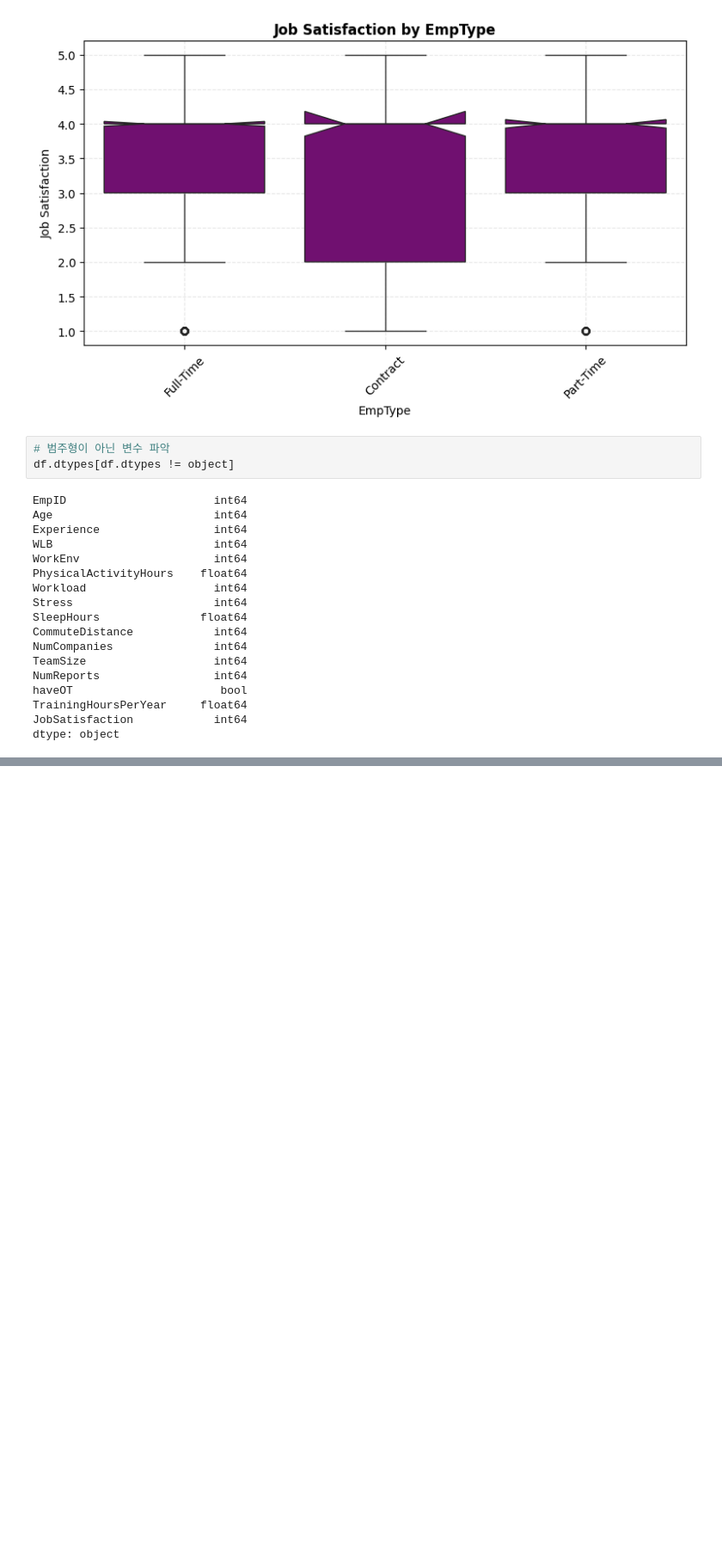
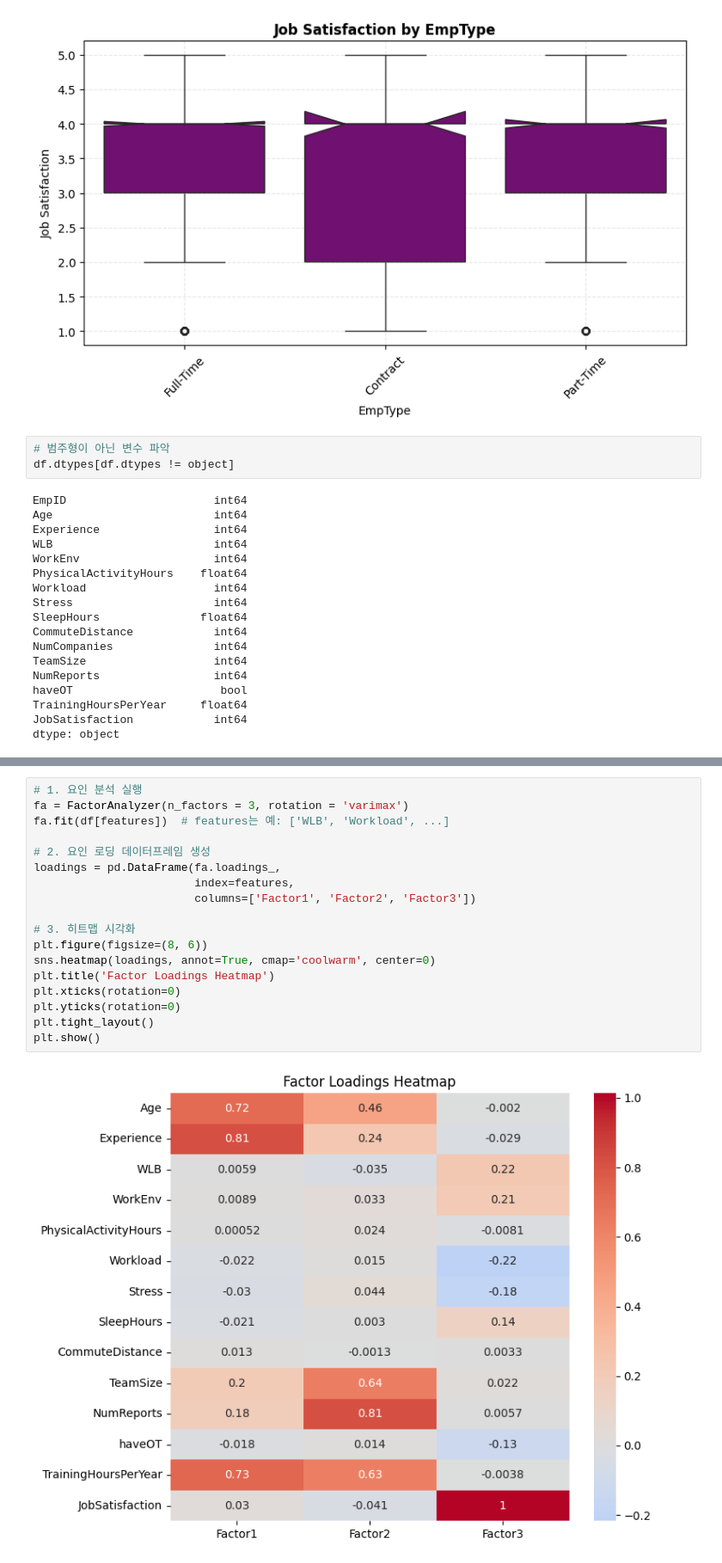
Before and after one commit to sorrychoe/Satisfaction-Survey-Analysis, a Jupyter notebook: notebook/satisfaction.ipynb, the cells around one changed output, grey strips where cells are left out. Shown at 86% size. Cells and saved outputs as stored; diff of their text form; blank space fills up the shorter version.

```diff
--- a/notebook/satisfaction.ipynb
+++ b/notebook/satisfaction.ipynb
@@ -170,0 +220,20 @@ anova_df
+# %%
+# 1. 요인 분석 실행
+fa = FactorAnalyzer(n_factors = 3, rotation = 'varimax')
+fa.fit(df[features])  # features는 예: ['WLB', 'Workload', ...]
+
+# 2. 요인 로딩 데이터프레임 생성
+loadings = pd.DataFrame(fa.loadings_,
+                        index=features,
+                        columns=['Factor1', 'Factor2', 'Factor3'])
+
+# 3. 히트맵 시각화
+plt.figure(figsize=(8, 6))
+sns.heatmap(loadings, annot=True, cmap='coolwarm', center=0)
+plt.title('Factor Loadings Heatmap')
+plt.xticks(rotation=0)
+plt.yticks(rotation=0)
+plt.tight_layout()
+plt.show()
+# %% [output]
+[figure, added]
```
Also changed, not shown: parts of 6 cells of this notebook.
